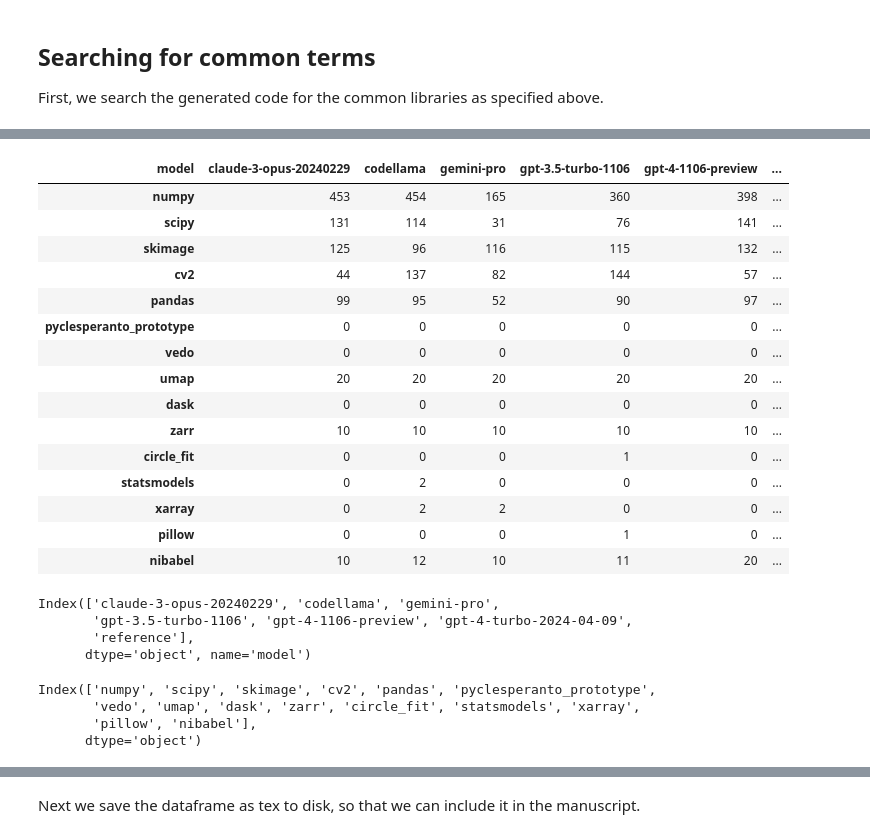
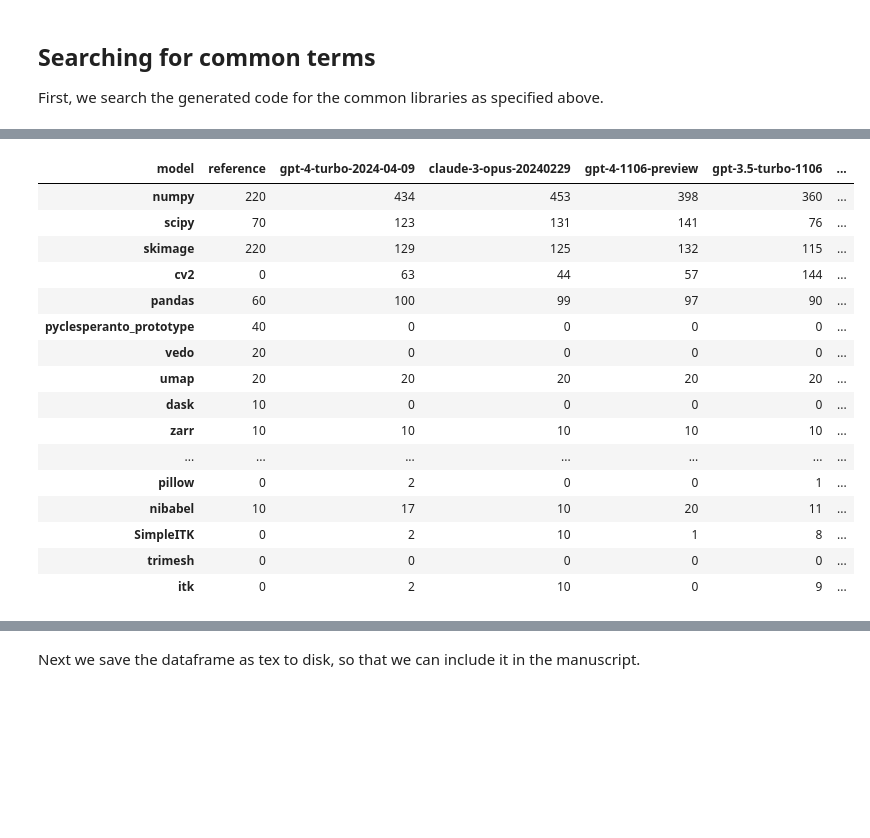
Before and after one commit to haesleinhuepf/human-eval-bia, a Jupyter notebook: demo/summarize_used_libraries.ipynb, the cells around one changed output, grey strips where cells are left out. Drawn from its saved outputs; the diff is of its cells as text; code cells hidden in the pictures; blank space fills up the shorter version.

Commit message:
rerun evaluation and plotting

```diff
--- a/demo/summarize_used_libraries.ipynb
+++ b/demo/summarize_used_libraries.ipynb
@@ -25,7 +25,10 @@ common_libraries = [
 'statsmodels',
 'xarray',
 'pillow',
-'nibabel']
+'nibabel',
+'SimpleITK',
+'trimesh',
+'itk']
 # %% [markdown]
 First we collect all results and the corresponding models from the jsonl files.
 # %%
@@ -77,3 +80,9 @@ lib_counts = df.groupby('model').apply(count_libs, lib_list=common_libraries)
 
 # Transpose the result for the desired format: models as columns, libs as rows
 lib_counts = lib_counts.T
+# %%
+# reorder columns to be similar to evaluation result plots
+with open("model_order.txt", 'r') as f:
+    columns_in_order = f.readlines()
+    columns_in_order = [c.strip() for c in columns_in_order]
+columns_in_order
@@ -80,36 +97,24 @@ lib_counts = lib_counts.T
 # %%
+lib_counts = lib_counts[columns_in_order]
 lib_counts
 # %% [output]
-| model | claude-3-opus-20240229 | codellama | gemini-pro | gpt-3.5-turbo-1106 | gpt-4-1106-preview | ... |
-| numpy | 453 | 454 | 165 | 360 | 398 | ... |
-| scipy | 131 | 114 | 31 | 76 | 141 | ... |
-| skimage | 125 | 96 | 116 | 115 | 132 | ... |
-| cv2 | 44 | 137 | 82 | 144 | 57 | ... |
-| pandas | 99 | 95 | 52 | 90 | 97 | ... |
-| pyclesperanto_prototype | 0 | 0 | 0 | 0 | 0 | ... |
-| vedo | 0 | 0 | 0 | 0 | 0 | ... |
+| model | reference | gpt-4-turbo-2024-04-09 | claude-3-opus-20240229 | gpt-4-1106-preview | gpt-3.5-turbo-1106 | ... |
+| numpy | 220 | 434 | 453 | 398 | 360 | ... |
+| scipy | 70 | 123 | 131 | 141 | 76 | ... |
+| skimage | 220 | 129 | 125 | 132 | 115 | ... |
+| cv2 | 0 | 63 | 44 | 57 | 144 | ... |
+| pandas | 60 | 100 | 99 | 97 | 90 | ... |
+| pyclesperanto_prototype | 40 | 0 | 0 | 0 | 0 | ... |
+| vedo | 20 | 0 | 0 | 0 | 0 | ... |
 | umap | 20 | 20 | 20 | 20 | 20 | ... |
-| dask | 0 | 0 | 0 | 0 | 0 | ... |
+| dask | 10 | 0 | 0 | 0 | 0 | ... |
 | zarr | 10 | 10 | 10 | 10 | 10 | ... |
-| circle_fit | 0 | 0 | 0 | 1 | 0 | ... |
-| statsmodels | 0 | 2 | 0 | 0 | 0 | ... |
-| xarray | 0 | 2 | 2 | 0 | 0 | ... |
-| pillow | 0 | 0 | 0 | 1 | 0 | ... |
-| nibabel | 10 | 12 | 10 | 11 | 20 | ... |
+| ... | ... | ... | ... | ... | ... | ... |
+| pillow | 0 | 2 | 0 | 0 | 1 | ... |
+| nibabel | 10 | 17 | 10 | 20 | 11 | ... |
+| SimpleITK | 0 | 2 | 10 | 1 | 8 | ... |
+| trimesh | 0 | 0 | 0 | 0 | 0 | ... |
+| itk | 0 | 2 | 10 | 0 | 9 | ... |
-# %%
-lib_counts.columns
-# %% [output]
-Index(['claude-3-opus-20240229', 'codellama', 'gemini-pro',
-       'gpt-3.5-turbo-1106', 'gpt-4-1106-preview', 'gpt-4-turbo-2024-04-09',
-       'reference'],
-      dtype='object', name='model')
-# %%
-lib_counts.index
-# %% [output]
-Index(['numpy', 'scipy', 'skimage', 'cv2', 'pandas', 'pyclesperanto_prototype',
-       'vedo', 'umap', 'dask', 'zarr', 'circle_fit', 'statsmodels', 'xarray',
-       'pillow', 'nibabel'],
-      dtype='object')
 # %%
 # Iterate over the columns and format new names
 new_column_names = [f"\\rot{{{col}}}" for col in lib_counts.columns]
```
Also changed, not shown: parts of 2 cells of this notebook, 19 other files.
